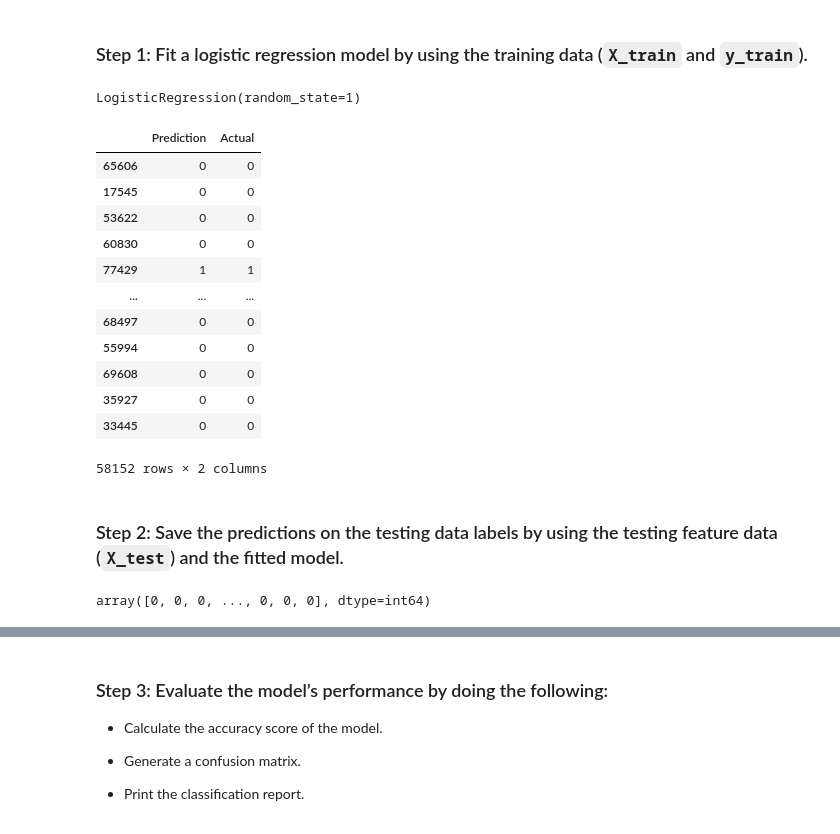
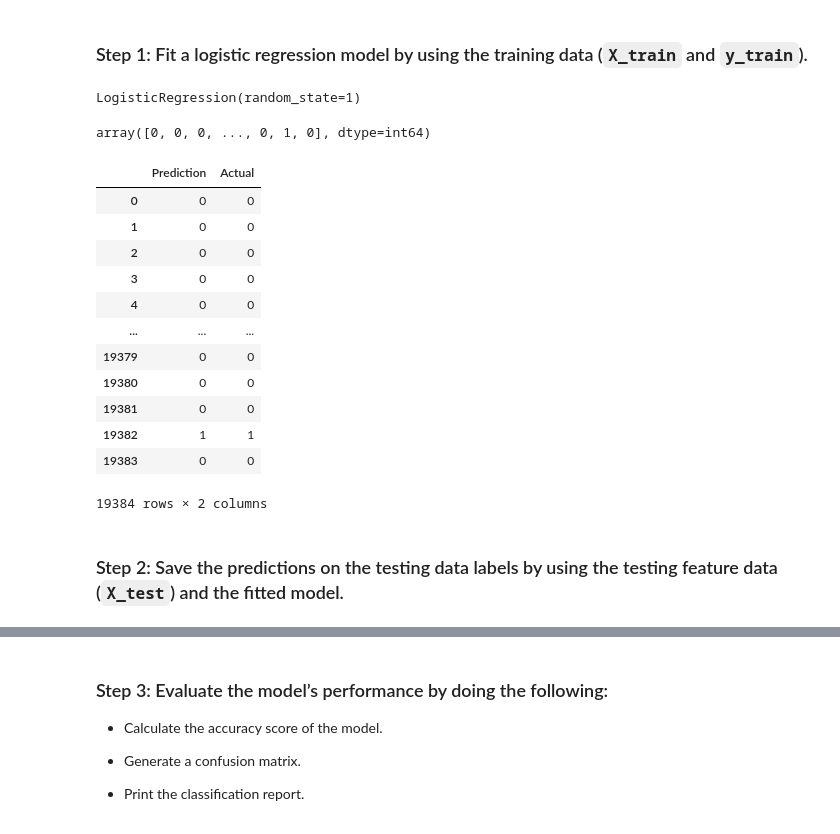
Before and after one commit to EGeorge2021r/Challenge12_Repo, a Jupyter notebook: Starter_Code/credit_risk_resampling.ipynb, the cells around one changed output, grey strips where cells are left out. Cells and saved outputs as stored; diff of their text form; code cells hidden in the pictures.

```diff
--- a/Starter_Code/credit_risk_resampling.ipynb
+++ b/Starter_Code/credit_risk_resampling.ipynb
@@ -196,39 +204,45 @@ from sklearn.linear_model import LogisticRegression
 # Instantiate the Logistic Regression model
 # Assign a random_state parameter of 1 to the model
 logistic_regression_model = LogisticRegression(random_state=1)
-
-# Fit the model using training data
-logistic_regression_model.fit(training_features, training_targets)
-# %% [output]
-LogisticRegression(random_state=1)
+# %%
+# Scale the data
+scaler = StandardScaler()
+X_scaler = scaler.fit(x_training_features)
+X_train_scaled = X_scaler.transform(x_training_features)
+X_test_scaled = X_scaler.transform(x_testing_features)
+# %%
+# Fit the model using training data
+logistic_regression_model.fit(X_train_scaled, y_training_targets)
+# %% [output]
+LogisticRegression(random_state=1)
+# %%
+# Make a prediction using the testing data
+training_predictions = logistic_regression_model.predict(X_test_scaled)
+
+#Review predictions
+training_predictions
+# %% [output]
+array([0, 0, 0, ..., 0, 1, 0], dtype=int64)
 # %%
 # Convert those predictions (and actual values) to a DataFrame
-results_df = pd.DataFrame({"Prediction": training_predictions, "Actual": training_targets})
+results_df = pd.DataFrame({"Prediction": training_predictions, "Actual": y_testing_targets}).reset_index(drop=True)
 results_df
 # %% [output]
 |  | Prediction | Actual |
-| 65606 | 0 | 0 |
-| 17545 | 0 | 0 |
-| 53622 | 0 | 0 |
-| 60830 | 0 | 0 |
-| 77429 | 1 | 1 |
+| 0 | 0 | 0 |
+| 1 | 0 | 0 |
+| 2 | 0 | 0 |
+| 3 | 0 | 0 |
+| 4 | 0 | 0 |
 | ... | ... | ... |
-| 68497 | 0 | 0 |
-| 55994 | 0 | 0 |
-| 69608 | 0 | 0 |
-| 35927 | 0 | 0 |
-| 33445 | 0 | 0 |
+| 19379 | 0 | 0 |
+| 19380 | 0 | 0 |
+| 19381 | 0 | 0 |
+| 19382 | 1 | 1 |
+| 19383 | 0 | 0 |
-58152 rows × 2 columns
+19384 rows × 2 columns
 # %% [markdown]
 ### Step 2: Save the predictions on the testing data labels by using the testing feature data (`X_test`) and the fitted model.
-# %%
-# Make a prediction using the testing data
-training_predictions = logistic_regression_model.predict(training_features)
-
-#Review predictions
-training_predictions
-# %% [output]
-array([0, 0, 0, ..., 0, 0, 0], dtype=int64)
 # %%
 # Apply the fitted model to the test dataset
 testing_predictions = logistic_regression_model.predict(testing_features)
```
Also changed, not shown: parts of 15 cells of this notebook.
